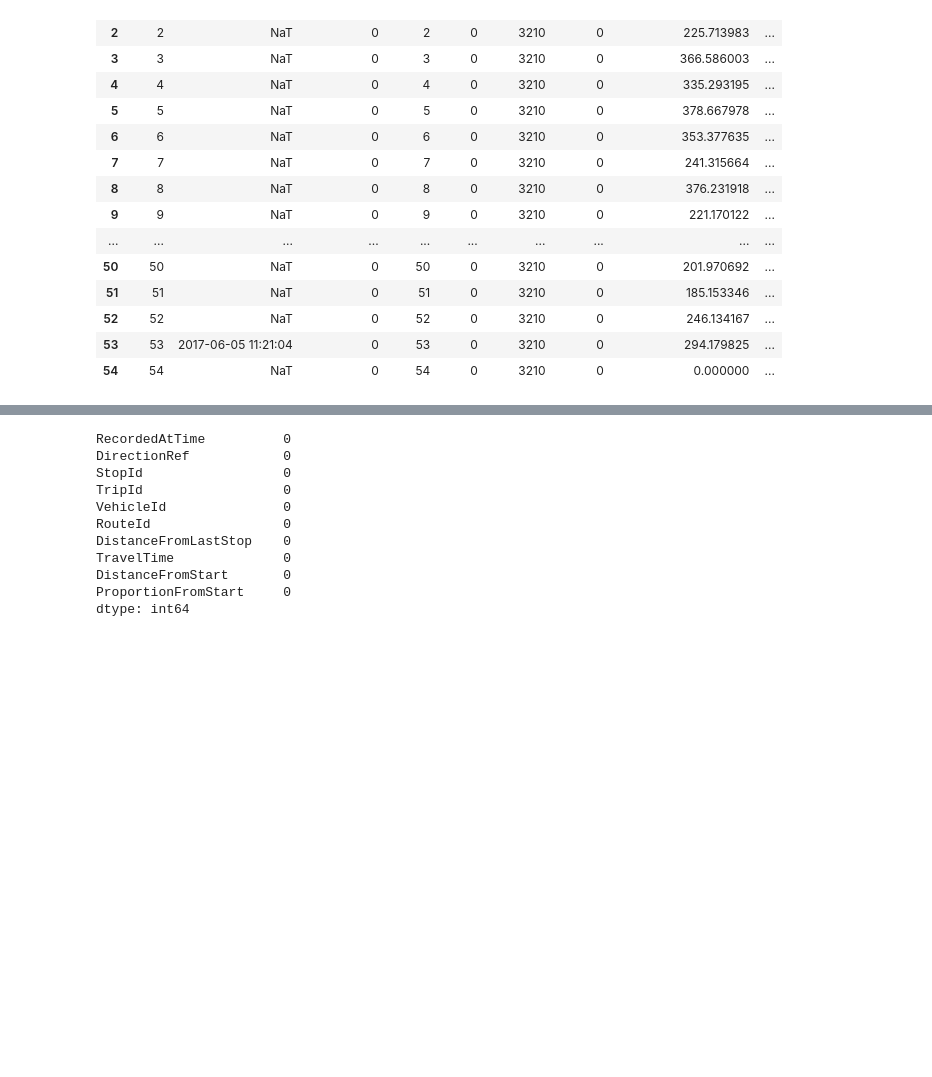
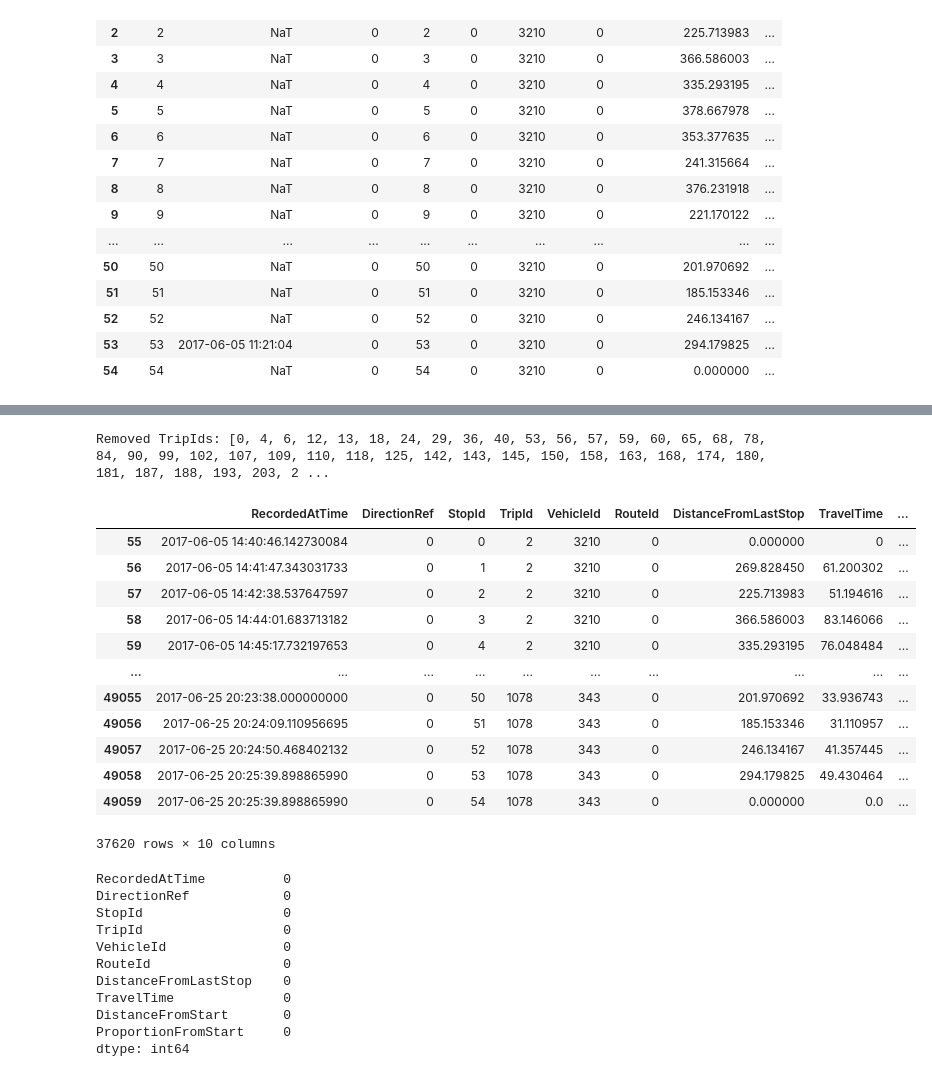
Before and after one commit to PavanPasidu/gnn-trafic-forecasting, a Jupyter notebook: Notebooks/nyc_selected_routes.ipynb, the cells around one changed output, grey strips where cells are left out. Cells and saved outputs as stored; diff of their text form; code cells hidden in the pictures; blank space fills up the shorter version.

```diff
--- a/Notebooks/nyc_selected_routes.ipynb
+++ b/Notebooks/nyc_selected_routes.ipynb
@@ -591,2 +628,32 @@ travl_df
 49060 rows × 10 columns
+# %%
+# remove wrongly assigned trips
+df_filtered = travl_df.copy()
+trip_total_time = (
+    df_filtered.groupby('TripId')['TravelTime']
+    .sum()
+    .reset_index()
+    .rename(columns={'TravelTime': 'TotalTravelTime'})
+)
+
+invalid_trip_ids = trip_total_time[trip_total_time['TotalTravelTime'] > 7200]['TripId'].tolist()
+df_filtered = df_filtered[~df_filtered['TripId'].isin(invalid_trip_ids)]
+
+print(f"Removed TripIds: {invalid_trip_ids}")
+display(df_filtered)
+# %% [output]
+Removed TripIds: [0, 4, 6, 12, 13, 18, 24, 29, 36, 40, 53, 56, 57, 59, 60, 65, 68, 78, 84, 90, 99, 102, 107, 109, 110, 118, 125, 142, 143, 145, 150, 158, 163, 168, 174, 180, 181, 187, 188, 193, 203, 2 ...
+|  | RecordedAtTime | DirectionRef | StopId | TripId | VehicleId | RouteId | DistanceFromLastStop | TravelTime | ... |
+| 55 | 2017-06-05 14:40:46.142730084 | 0 | 0 | 2 | 3210 | 0 | 0.000000 | 0 | ... |
+| 56 | 2017-06-05 14:41:47.343031733 | 0 | 1 | 2 | 3210 | 0 | 269.828450 | 61.200302 | ... |
+| 57 | 2017-06-05 14:42:38.537647597 | 0 | 2 | 2 | 3210 | 0 | 225.713983 | 51.194616 | ... |
+| 58 | 2017-06-05 14:44:01.683713182 | 0 | 3 | 2 | 3210 | 0 | 366.586003 | 83.146066 | ... |
+| 59 | 2017-06-05 14:45:17.732197653 | 0 | 4 | 2 | 3210 | 0 | 335.293195 | 76.048484 | ... |
+| ... | ... | ... | ... | ... | ... | ... | ... | ... | ... |
+| 49055 | 2017-06-25 20:23:38.000000000 | 0 | 50 | 1078 | 343 | 0 | 201.970692 | 33.936743 | ... |
+| 49056 | 2017-06-25 20:24:09.110956695 | 0 | 51 | 1078 | 343 | 0 | 185.153346 | 31.110957 | ... |
+| 49057 | 2017-06-25 20:24:50.468402132 | 0 | 52 | 1078 | 343 | 0 | 246.134167 | 41.357445 | ... |
+| 49058 | 2017-06-25 20:25:39.898865990 | 0 | 53 | 1078 | 343 | 0 | 294.179825 | 49.430464 | ... |
+| 49059 | 2017-06-25 20:25:39.898865990 | 0 | 54 | 1078 | 343 | 0 | 0.000000 | 0.0 | ... |
+37620 rows × 10 columns
 # %%
```
Also changed, not shown: parts of 20 cells of this notebook, 3 other files.
